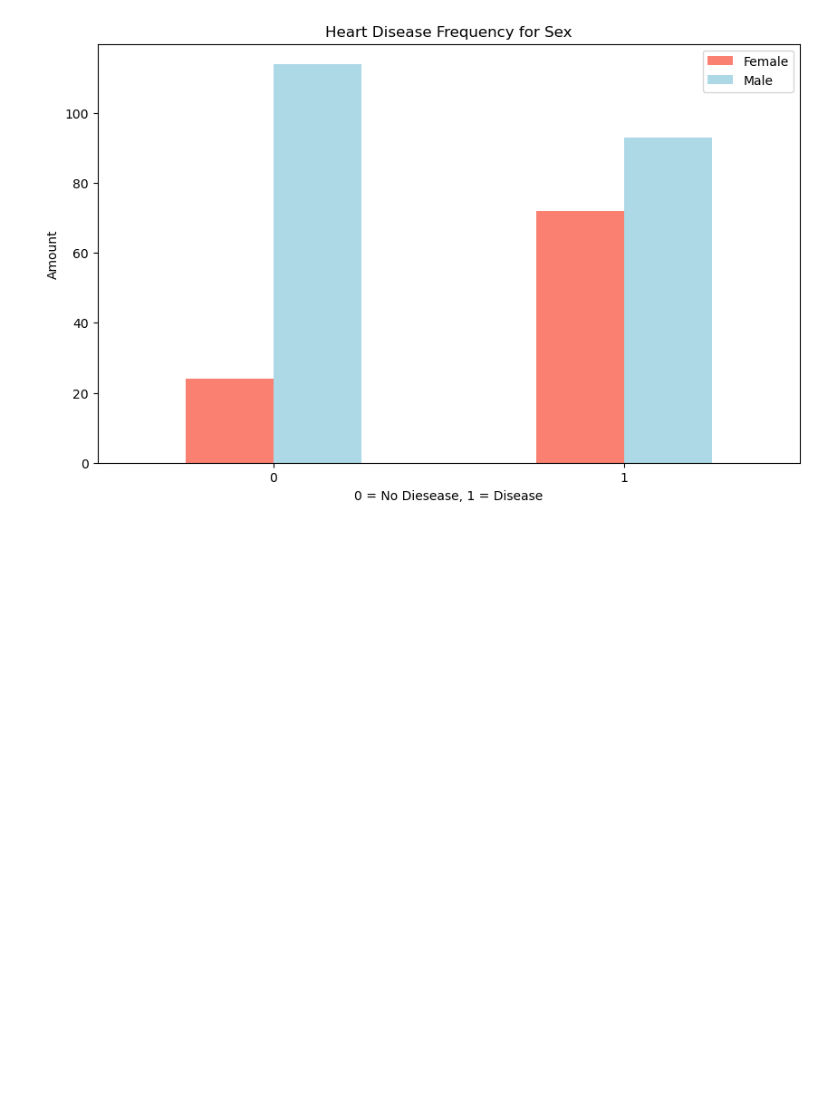
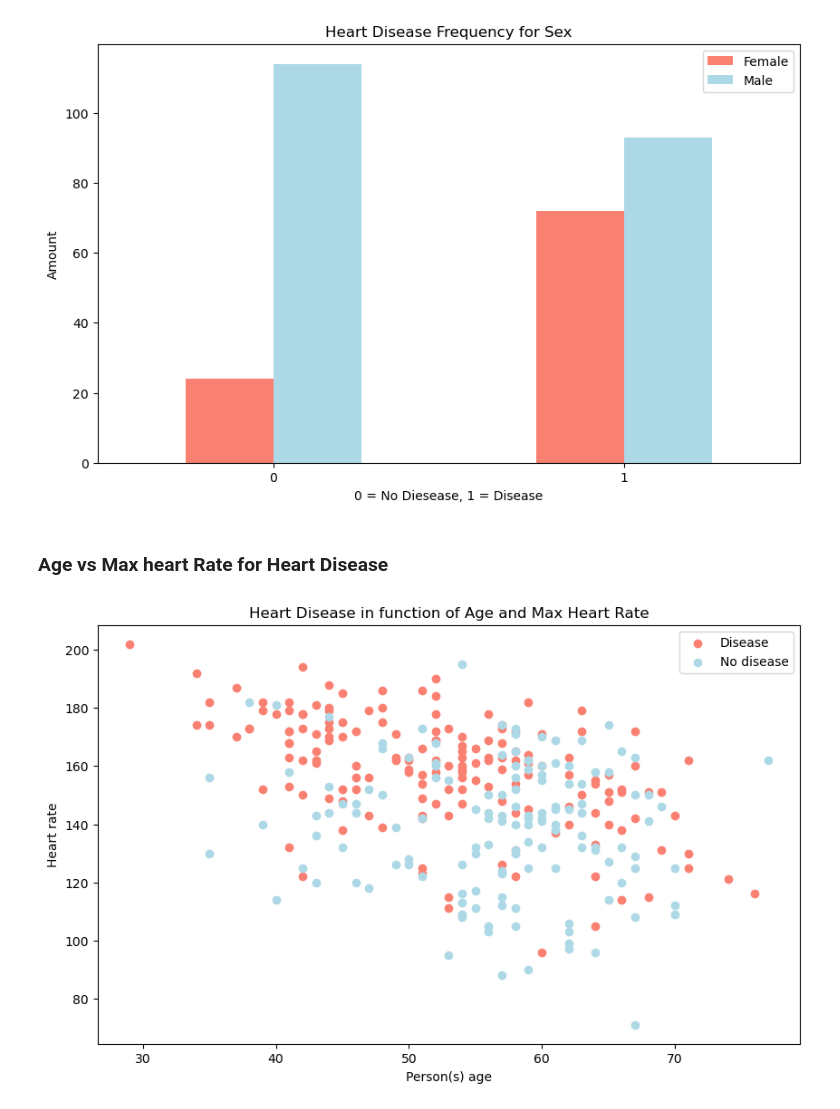
Before and after one commit to Nexi77/classifying-heart-diseases, a Jupyter notebook: heart_disease_classification.ipynb, the cells around one changed output. Cells and saved outputs as stored; diff of their text form; code cells hidden in the pictures; blank space fills up the shorter version.

Commit message:
feat(features): check correlation between some features, prepare some graphs

```diff
--- a/heart_disease_classification.ipynb
+++ b/heart_disease_classification.ipynb
@@ -232,3 +232,21 @@ plt.xticks(rotation=0)
 plt.show()
 # %% [output]
 [figure]
+# %% [markdown]
+### Age vs Max heart Rate for Heart Disease
+# %%
+# Create another figure
+plt.figure(figsize=(10,6))
+
+# Scatter with positive examples
+plt.scatter(heart_disease_df["age"][heart_disease_df["target"] == 1], heart_disease_df["thalach"][heart_disease_df["target"] == 1], c="salmon")
+
+# Scatter with negative examples
+plt.scatter(heart_disease_df["age"][heart_disease_df["target"] == 0], heart_disease_df["thalach"][heart_disease_df["target"] == 0], c="lightblue")
+plt.title("Heart Disease in function of Age and Max Heart Rate")
+plt.legend(["Disease", "No disease"])
+plt.xlabel("Person(s) age")
+plt.ylabel("Heart rate")
+plt.show()
+# %% [output]
+[figure, added]
```
Also changed, not shown: parts of 6 cells of this notebook.
